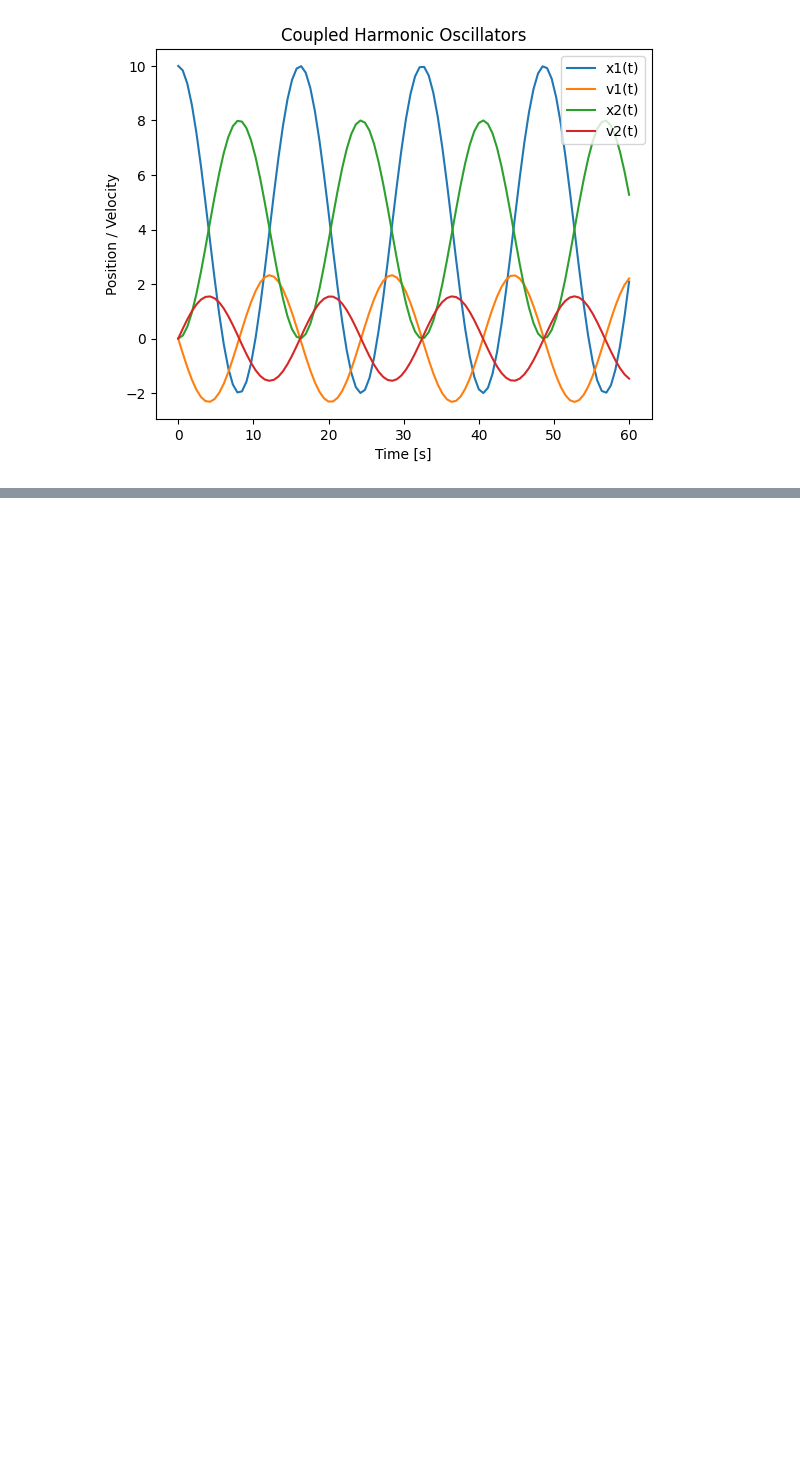
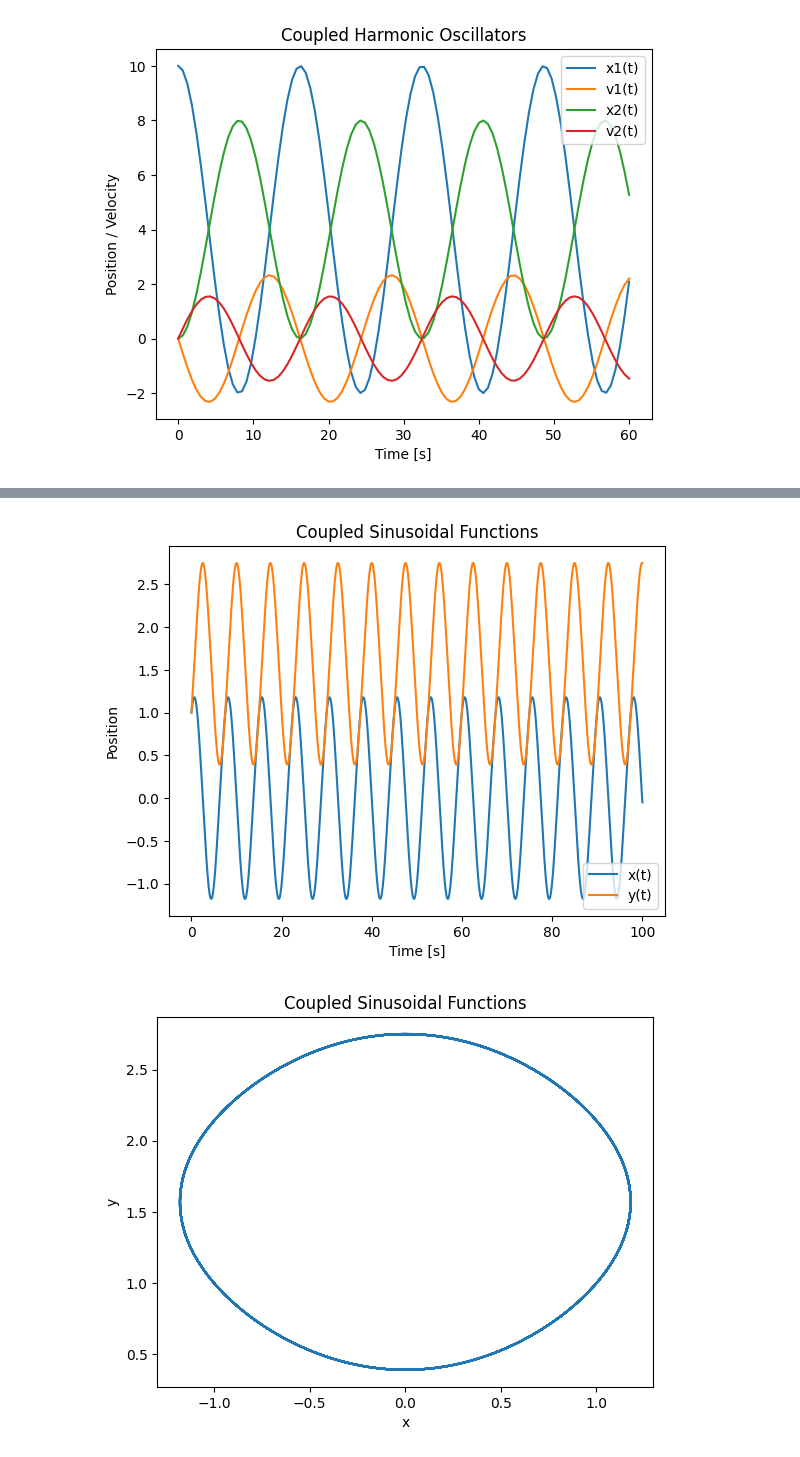
Before and after one commit to GalD101/GCL_Tool_BIU, a Jupyter notebook: Python/simple_ode_solver.ipynb, the cells around one changed output, grey strips where cells are left out. Cells and saved outputs as stored; diff of their text form; code cells hidden in the pictures; blank space fills up the shorter version.

Commit message:
added another example of coupled ode's

```diff
--- a/Python/simple_ode_solver.ipynb
+++ b/Python/simple_ode_solver.ipynb
@@ -205,0 +214,35 @@ plt.show()
+# %%
+def ode_coupled_sinusoidal_functions(z, t):
+    x, y = z # z is a vector where z[0] = x and z[1] = y
+    dxdt = np.cos(y)
+    dydt = np.sin(x)
+    return [dxdt, dydt]
+
+# Initial conditions
+x0 = 1
+y0 = 1
+z0 = [x0, y0]
+# Time points where solution is computed
+t = np.linspace(0, 100, 1000)
+
+# Solve ODE
+sol = odeint(ode_coupled_sinusoidal_functions, z0, t)
+
+# Plot the results
+plt.plot(t, sol[:, 0], label='x(t)')  # sol[:, 0] is x(t)
+plt.plot(t, sol[:, 1], label='y(t)')  # sol[:, 1] is y(t)
+plt.legend()
+plt.xlabel('Time [s]')
+plt.ylabel('Position')
+plt.title('Coupled Sinusoidal Functions')
+plt.show()
+
+# plot x against y
+plt.plot(sol[:, 0], sol[:, 1])
+plt.xlabel('x')
+plt.ylabel('y')
+plt.title('Coupled Sinusoidal Functions')
+plt.show()
+# %% [output]
+[figure, added]
+[figure, added]
```
Also changed, not shown: parts of 1 cell of this notebook.
